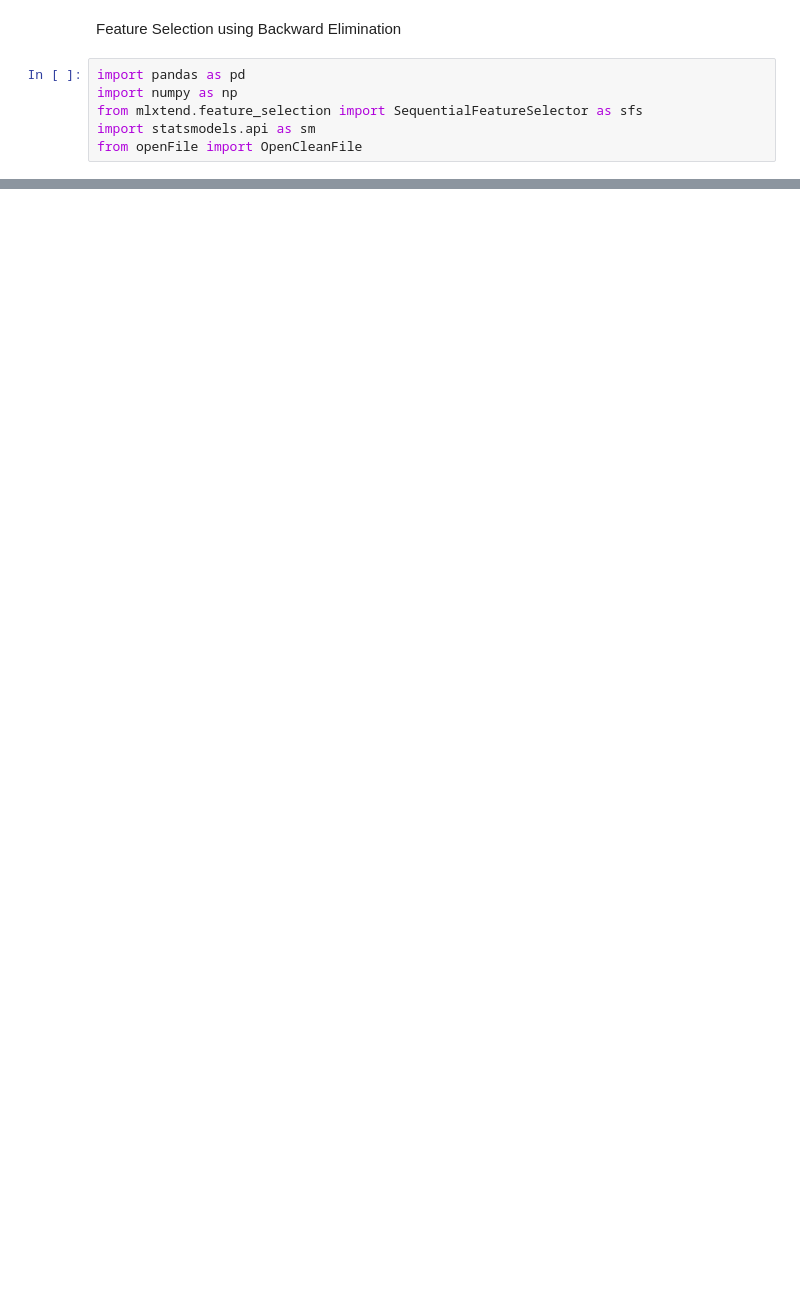
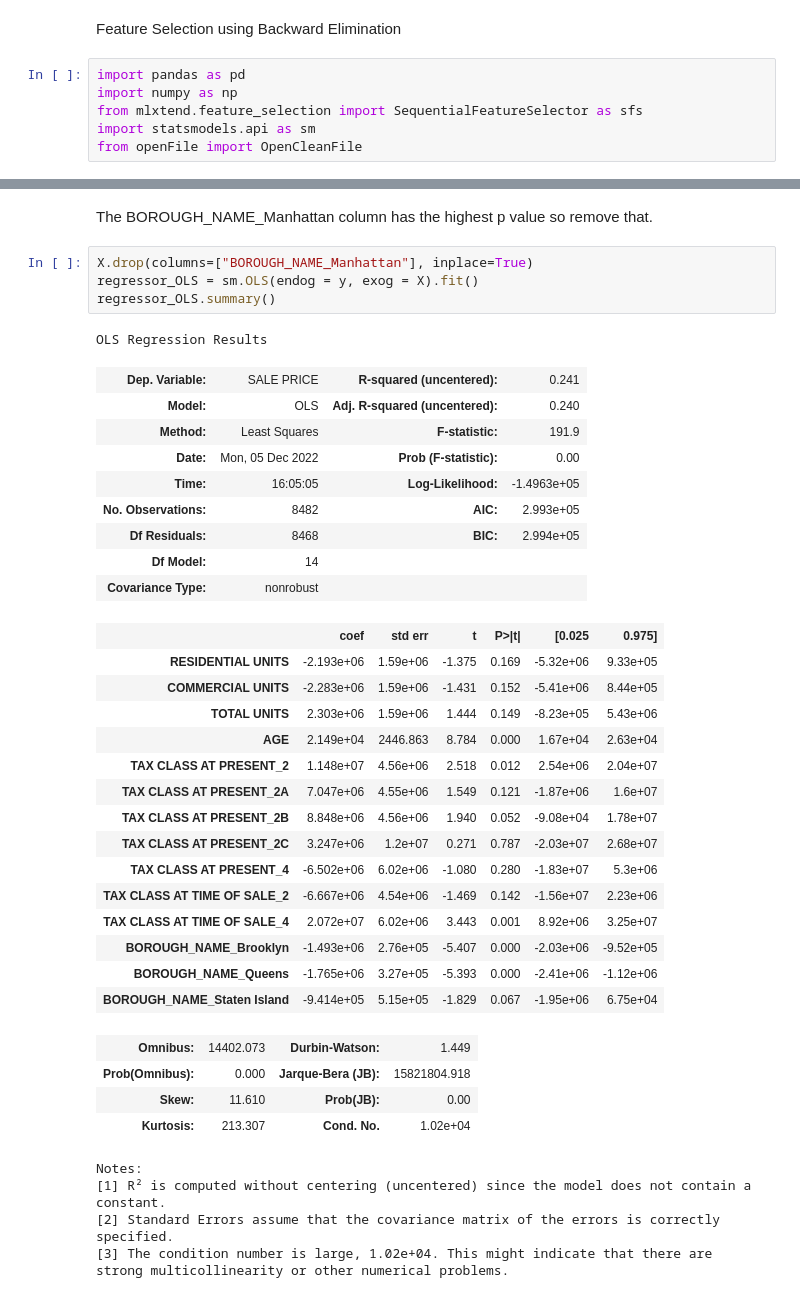
Before and after one commit to arame/MagnimindTask1, a Jupyter notebook: Task1_backward_elinimation.ipynb, the cells around one changed output, grey strips where cells are left out. Saved outputs shown, nothing was run; the diff lists cells and outputs as text; blank space fills up the shorter version.

```diff
--- a/Task1_backward_elinimation.ipynb
+++ b/Task1_backward_elinimation.ipynb
@@ -77,0 +168,41 @@ df_new_housing.shape, clean.df_housing.shape
+# %% [markdown]
+The BOROUGH_NAME_Manhattan column has the highest p value so remove that.
+# %%
+X.drop(columns=["BOROUGH_NAME_Manhattan"], inplace=True)
+regressor_OLS = sm.OLS(endog = y, exog = X).fit()
+regressor_OLS.summary()
+# %% [output]
+OLS Regression Results
+| Dep. Variable: | SALE PRICE | R-squared (uncentered): | 0.241 |
+| Model: | OLS | Adj. R-squared (uncentered): | 0.240 |
+| Method: | Least Squares | F-statistic: | 191.9 |
+| Date: | Mon, 05 Dec 2022 | Prob (F-statistic): | 0.00 |
+| Time: | 16:05:05 | Log-Likelihood: | -1.4963e+05 |
+| No. Observations: | 8482 | AIC: | 2.993e+05 |
+| Df Residuals: | 8468 | BIC: | 2.994e+05 |
+| Df Model: | 14 |  |  |
+| Covariance Type: | nonrobust |  |  |
+|  | coef | std err | t | P>|t| | [0.025 | 0.975] |
+| RESIDENTIAL UNITS | -2.193e+06 | 1.59e+06 | -1.375 | 0.169 | -5.32e+06 | 9.33e+05 |
+| COMMERCIAL UNITS | -2.283e+06 | 1.59e+06 | -1.431 | 0.152 | -5.41e+06 | 8.44e+05 |
+| TOTAL UNITS | 2.303e+06 | 1.59e+06 | 1.444 | 0.149 | -8.23e+05 | 5.43e+06 |
+| AGE | 2.149e+04 | 2446.863 | 8.784 | 0.000 | 1.67e+04 | 2.63e+04 |
+| TAX CLASS AT PRESENT_2 | 1.148e+07 | 4.56e+06 | 2.518 | 0.012 | 2.54e+06 | 2.04e+07 |
+| TAX CLASS AT PRESENT_2A | 7.047e+06 | 4.55e+06 | 1.549 | 0.121 | -1.87e+06 | 1.6e+07 |
+| TAX CLASS AT PRESENT_2B | 8.848e+06 | 4.56e+06 | 1.940 | 0.052 | -9.08e+04 | 1.78e+07 |
+| TAX CLASS AT PRESENT_2C | 3.247e+06 | 1.2e+07 | 0.271 | 0.787 | -2.03e+07 | 2.68e+07 |
+| TAX CLASS AT PRESENT_4 | -6.502e+06 | 6.02e+06 | -1.080 | 0.280 | -1.83e+07 | 5.3e+06 |
+| TAX CLASS AT TIME OF SALE_2 | -6.667e+06 | 4.54e+06 | -1.469 | 0.142 | -1.56e+07 | 2.23e+06 |
+| TAX CLASS AT TIME OF SALE_4 | 2.072e+07 | 6.02e+06 | 3.443 | 0.001 | 8.92e+06 | 3.25e+07 |
+| BOROUGH_NAME_Brooklyn | -1.493e+06 | 2.76e+05 | -5.407 | 0.000 | -2.03e+06 | -9.52e+05 |
+| BOROUGH_NAME_Queens | -1.765e+06 | 3.27e+05 | -5.393 | 0.000 | -2.41e+06 | -1.12e+06 |
+| BOROUGH_NAME_Staten Island | -9.414e+05 | 5.15e+05 | -1.829 | 0.067 | -1.95e+06 | 6.75e+04 |
+| Omnibus: | 14402.073 | Durbin-Watson: | 1.449 |
+| Prob(Omnibus): | 0.000 | Jarque-Bera (JB): | 15821804.918 |
+| Skew: | 11.610 | Prob(JB): | 0.00 |
+| Kurtosis: | 213.307 | Cond. No. | 1.02e+04 |
+Notes:
+[1] R² is computed without centering (uncentered) since the model does not contain a constant.
+[2] Standard Errors assume that the covariance matrix of the errors is correctly specified.
+[3] The condition number is large, 1.02e+04. This might indicate that there are
+strong multicollinearity or other numerical problems.
```
Also changed, not shown: parts of 20 cells of this notebook, 1 other file.
